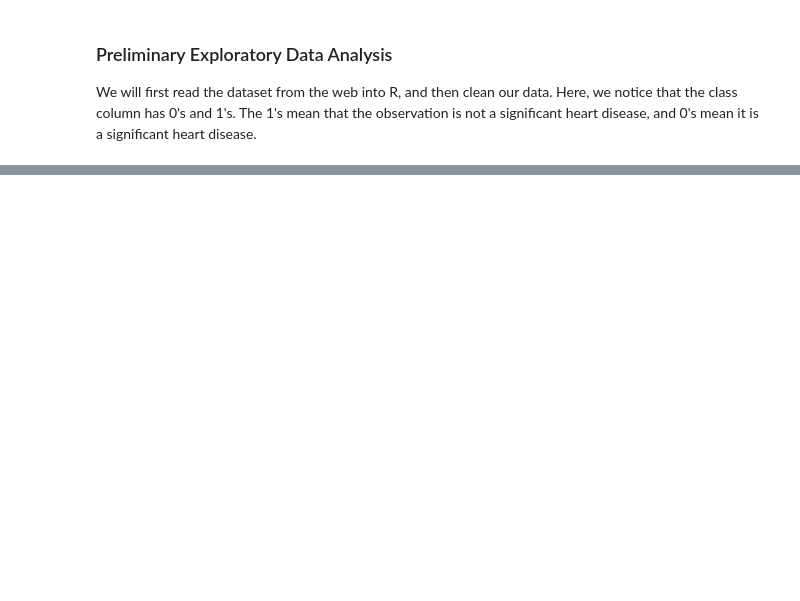
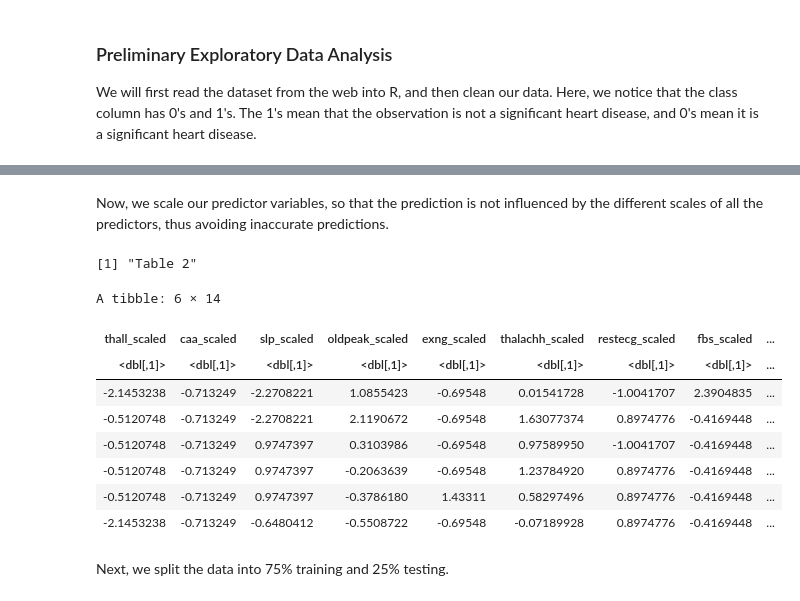
Before and after one commit to NISH-Original/Cancer-Analysis-Prediction, a Jupyter notebook: heart_attack.ipynb, the cells around one changed output, grey strips where cells are left out. Drawn from its saved outputs; the diff is of its cells as text; code cells hidden in the pictures; blank space fills up the shorter version.

```diff
--- a/heart_attack.ipynb
+++ b/heart_attack.ipynb
@@ -38,0 +70,34 @@ We will first read the dataset from the web into R, and then clean our data. Her
+# %% [markdown]
+Now, we scale our predictor variables, so that the prediction is not influenced by the different scales of all the predictors, thus avoiding inaccurate predictions.
+# %%
+heart_scaled <- heart_data |>
+                    mutate(age_scaled = scale(age, center=TRUE)) |>
+                    mutate(sex_scaled = scale(sex, center=TRUE)) |>
+                    mutate(cp_scaled = scale(cp, center=TRUE)) |>
+                    mutate(trtbps_scaled = scale(trtbps, center=TRUE)) |>
+                    mutate(chol_scaled = scale(chol, center=TRUE)) |>
+                    mutate(fbs_scaled = scale(fbs, center=TRUE)) |>
+                    mutate(restecg_scaled = scale(restecg, center=TRUE)) |>
+                    mutate(thalachh_scaled = scale(thalachh, center=TRUE)) |>
+                    mutate(exng_scaled = scale(exng, center=TRUE)) |>
+                    mutate(oldpeak_scaled = scale(oldpeak, center=TRUE)) |>
+                    mutate(slp_scaled = scale(slp, center=TRUE)) |>
+                    mutate(caa_scaled = scale(caa, center=TRUE)) |>
+                    mutate(thall_scaled = scale(thall, center=TRUE)) |>
+                    select(thall_scaled:output)
+
+print('Table 2')
+head(heart_scaled)
+# %% [output]
+[1] "Table 2"
+A tibble: 6 × 14
+| thall_scaled | caa_scaled | slp_scaled | oldpeak_scaled | exng_scaled | thalachh_scaled | restecg_scaled | fbs_scaled | ... |
+| <dbl[,1]> | <dbl[,1]> | <dbl[,1]> | <dbl[,1]> | <dbl[,1]> | <dbl[,1]> | <dbl[,1]> | <dbl[,1]> | ... |
+| -2.1453238 | -0.713249 | -2.2708221 | 1.0855423 | -0.69548 | 0.01541728 | -1.0041707 | 2.3904835 | ... |
+| -0.5120748 | -0.713249 | -2.2708221 | 2.1190672 | -0.69548 | 1.63077374 | 0.8974776 | -0.4169448 | ... |
+| -0.5120748 | -0.713249 | 0.9747397 | 0.3103986 | -0.69548 | 0.97589950 | -1.0041707 | -0.4169448 | ... |
+| -0.5120748 | -0.713249 | 0.9747397 | -0.2063639 | -0.69548 | 1.23784920 | 0.8974776 | -0.4169448 | ... |
+| -0.5120748 | -0.713249 | 0.9747397 | -0.3786180 | 1.43311 | 0.58297496 | 0.8974776 | -0.4169448 | ... |
+| -2.1453238 | -0.713249 | -0.6480412 | -0.5508722 | -0.69548 | -0.07189928 | 0.8974776 | -0.4169448 | ... |
+# %% [markdown]
+Next, we split the data into 75% training and 25% testing.
```
Also changed, not shown: parts of 11 cells of this notebook.
